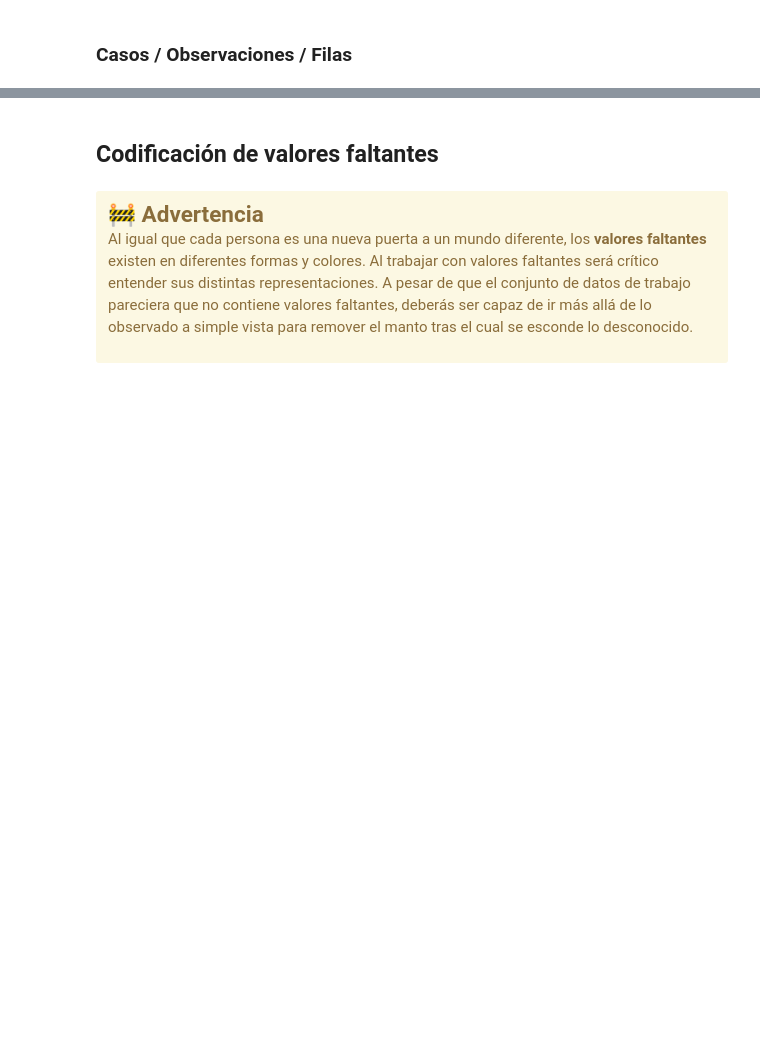
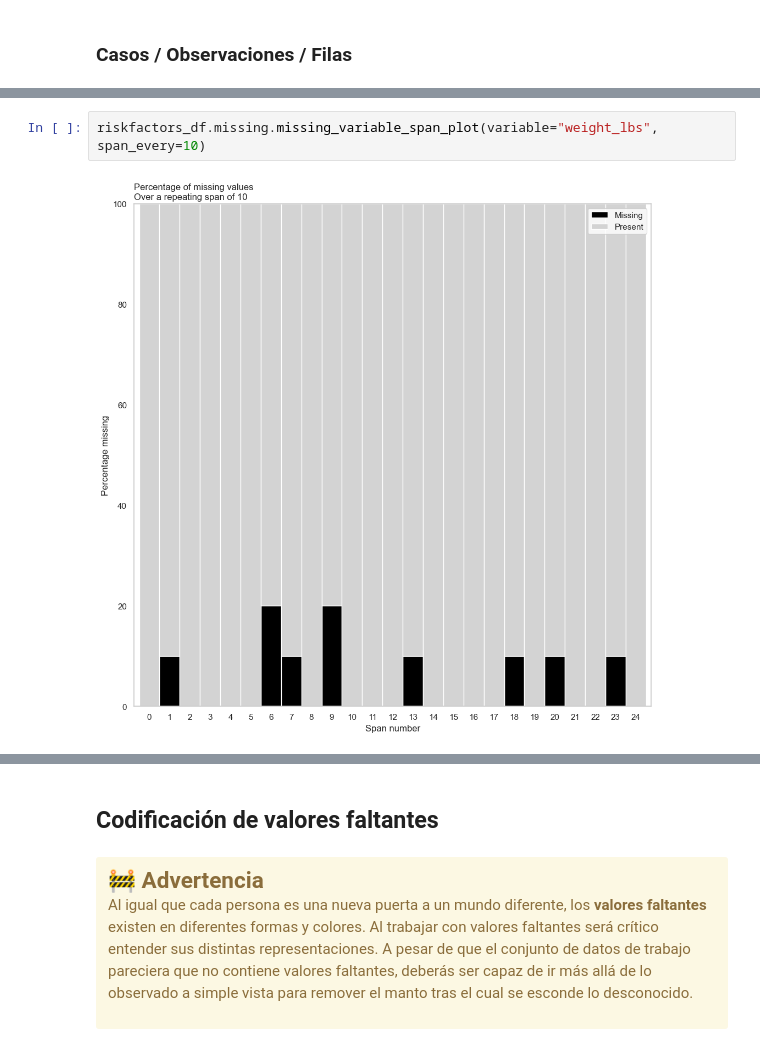
Before and after one commit to Horaciomb/ManejoDatosFaltantes-Detecci-n-y-Exploraci-n, a Jupyter notebook: live-exploration-missing-values.ipynb, the cells around one changed output, grey strips where cells are left out. Cells and saved outputs as stored; diff of their text form; blank space fills up the shorter version.

```diff
--- a/live-exploration-missing-values.ipynb
+++ b/live-exploration-missing-values.ipynb
@@ -402,0 +411,4 @@ riskfactors_df.missing.missing_case_table()
+# %%
+riskfactors_df.missing.missing_variable_span_plot(variable="weight_lbs", span_every=10)
+# %% [output]
+[figure, added]
```
Also changed, not shown: parts of 5 cells of this notebook.
